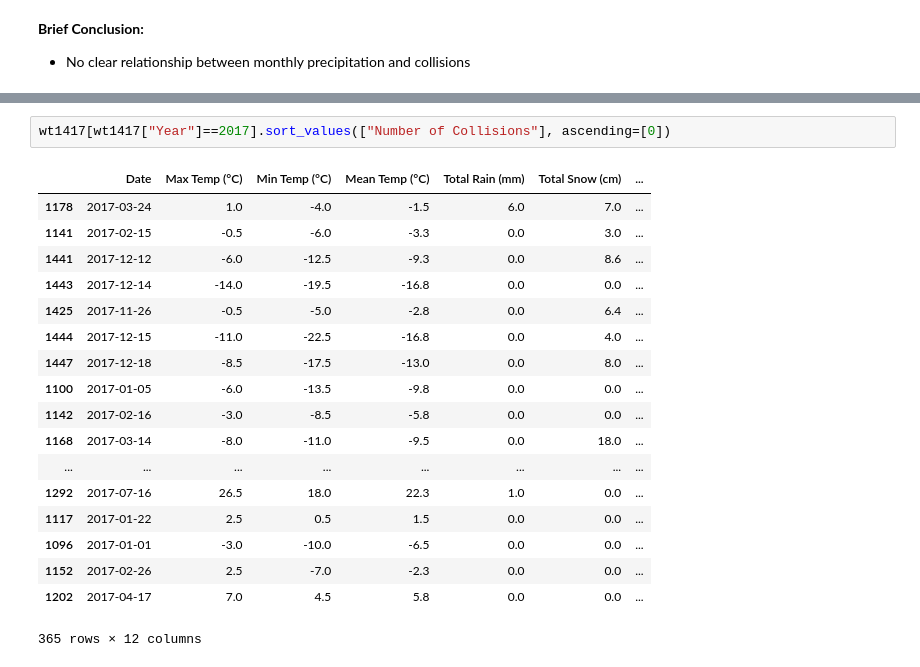
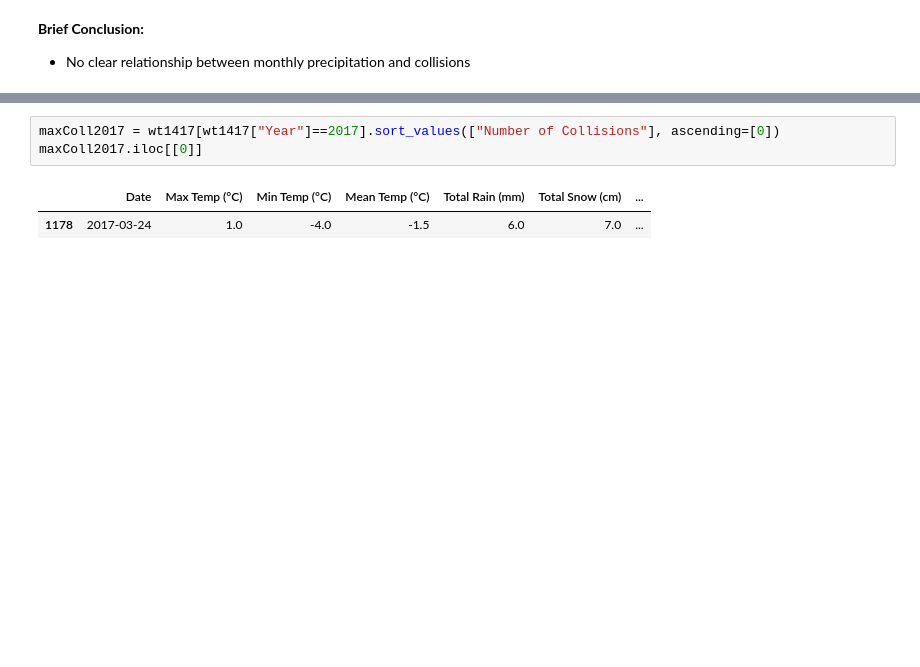
Before and after one commit to akiencore/collisionInOttawa2014to2017, a Jupyter notebook: HPIntegration_Analysis.ipynb, the cells around one changed output, grey strips where cells are left out. Drawn from its saved outputs; the diff is of its cells as text; blank space fills up the shorter version.

```diff
--- a/HPIntegration_Analysis.ipynb
+++ b/HPIntegration_Analysis.ipynb
@@ -580,21 +526,6 @@ wt1417[wt1417["Year"]==2016].sort_values(["Number of Collisions"], ascending=[0]
 # %%
-wt1417[wt1417["Year"]==2017].sort_values(["Number of Collisions"], ascending=[0])
+maxColl2017 = wt1417[wt1417["Year"]==2017].sort_values(["Number of Collisions"], ascending=[0])
+maxColl2017.iloc[[0]]
 # %% [output]
 |  | Date | Max Temp (°C) | Min Temp (°C) | Mean Temp (°C) | Total Rain (mm) | Total Snow (cm) | ... |
 | 1178 | 2017-03-24 | 1.0 | -4.0 | -1.5 | 6.0 | 7.0 | ... |
-| 1141 | 2017-02-15 | -0.5 | -6.0 | -3.3 | 0.0 | 3.0 | ... |
-| 1441 | 2017-12-12 | -6.0 | -12.5 | -9.3 | 0.0 | 8.6 | ... |
-| 1443 | 2017-12-14 | -14.0 | -19.5 | -16.8 | 0.0 | 0.0 | ... |
-| 1425 | 2017-11-26 | -0.5 | -5.0 | -2.8 | 0.0 | 6.4 | ... |
-| 1444 | 2017-12-15 | -11.0 | -22.5 | -16.8 | 0.0 | 4.0 | ... |
-| 1447 | 2017-12-18 | -8.5 | -17.5 | -13.0 | 0.0 | 8.0 | ... |
-| 1100 | 2017-01-05 | -6.0 | -13.5 | -9.8 | 0.0 | 0.0 | ... |
-| 1142 | 2017-02-16 | -3.0 | -8.5 | -5.8 | 0.0 | 0.0 | ... |
-| 1168 | 2017-03-14 | -8.0 | -11.0 | -9.5 | 0.0 | 18.0 | ... |
-| ... | ... | ... | ... | ... | ... | ... | ... |
-| 1292 | 2017-07-16 | 26.5 | 18.0 | 22.3 | 1.0 | 0.0 | ... |
-| 1117 | 2017-01-22 | 2.5 | 0.5 | 1.5 | 0.0 | 0.0 | ... |
-| 1096 | 2017-01-01 | -3.0 | -10.0 | -6.5 | 0.0 | 0.0 | ... |
-| 1152 | 2017-02-26 | 2.5 | -7.0 | -2.3 | 0.0 | 0.0 | ... |
-| 1202 | 2017-04-17 | 7.0 | 4.5 | 5.8 | 0.0 | 0.0 | ... |
-365 rows × 12 columns
```
Also changed, not shown: parts of 17 cells of this notebook.
